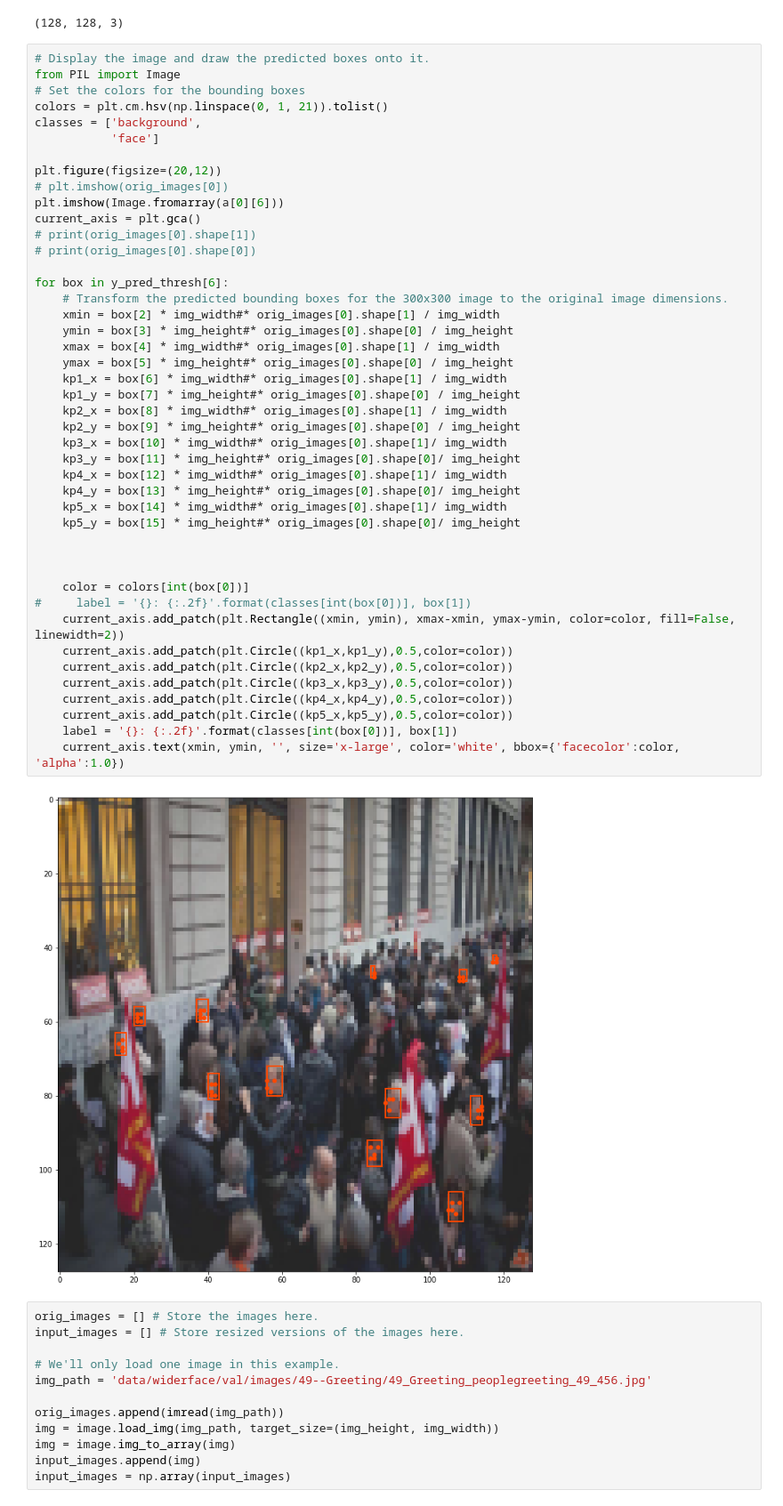
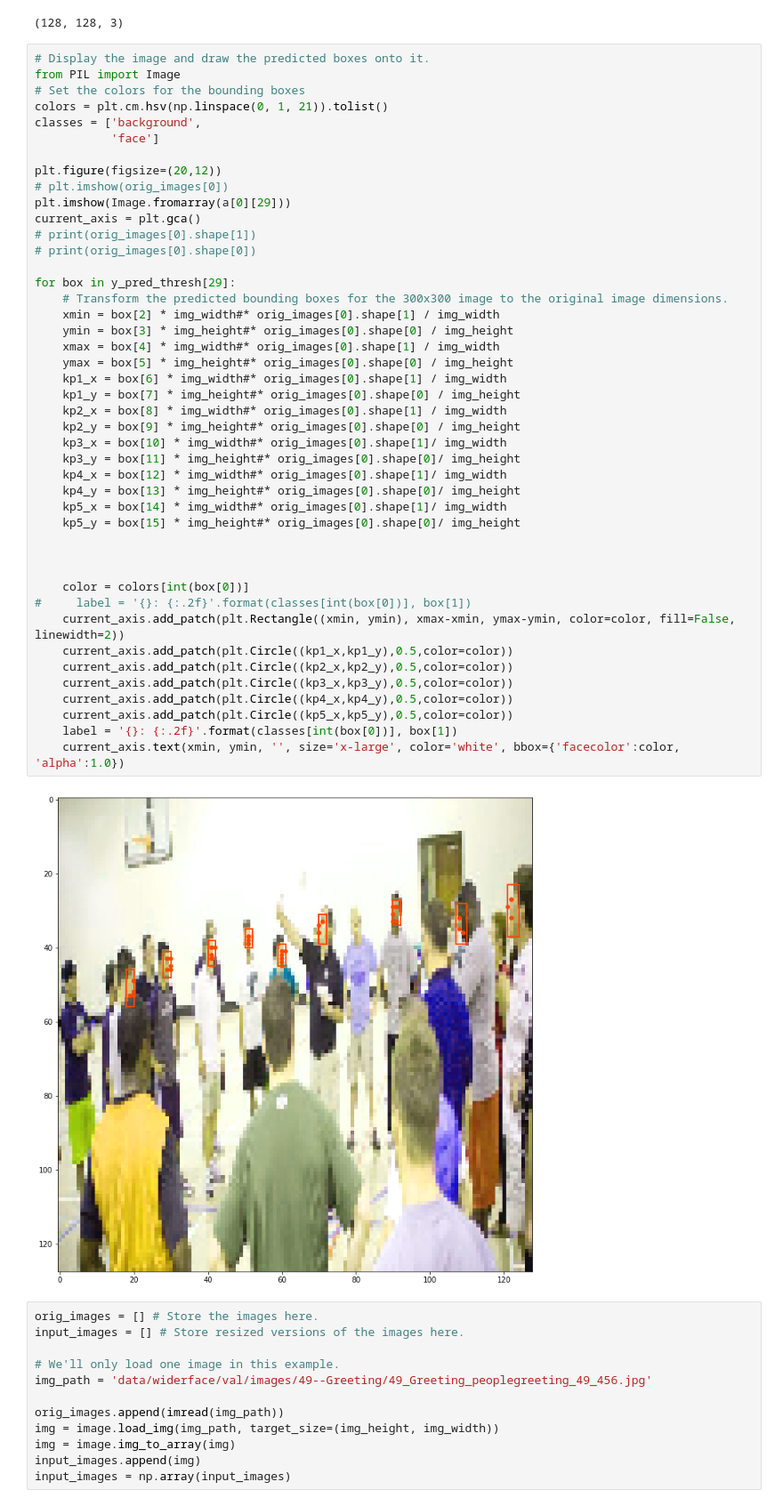
Before and after one commit to TaeseongMoon/bf_reimplement, a Jupyter notebook: y_tru_check.ipynb, the cells around one changed output. Shown: that part at 89% size. Drawn from its saved outputs; the diff is of its cells as text.

```diff
--- a/y_tru_check.ipynb
+++ b/y_tru_check.ipynb
@@ -307,42 +300,42 @@ classes = ['background',
 
 plt.figure(figsize=(20,12))
 # plt.imshow(orig_images[0])
-plt.imshow(Image.fromarray(a[0][6]))
+plt.imshow(Image.fromarray(a[0][29]))
 current_axis = plt.gca()
 # print(orig_images[0].shape[1])
 # print(orig_images[0].shape[0])
 
-for box in y_pred_thresh[6]:
+for box in y_pred_thresh[29]:
     # Transform the predicted bounding boxes for the 300x300 image to the original image dimensions.
     xmin = box[2] * img_width#* orig_images[0].shape[1] / img_width
     ymin = box[3] * img_height#* orig_images[0].shape[0] / img_height
     xmax = box[4] * img_width#* orig_images[0].shape[1] / img_width
     ymax = box[5] * img_height#* orig_images[0].shape[0] / img_height
     kp1_x = box[6] * img_width#* orig_images[0].shape[1] / img_width
     kp1_y = box[7] * img_height#* orig_images[0].shape[0] / img_height
     kp2_x = box[8] * img_width#* orig_images[0].shape[1] / img_width
     kp2_y = box[9] * img_height#* orig_images[0].shape[0] / img_height
     kp3_x = box[10] * img_width#* orig_images[0].shape[1]/ img_width
     kp3_y = box[11] * img_height#* orig_images[0].shape[0]/ img_height
     kp4_x = box[12] * img_width#* orig_images[0].shape[1]/ img_width
     kp4_y = box[13] * img_height#* orig_images[0].shape[0]/ img_height
     kp5_x = box[14] * img_width#* orig_images[0].shape[1]/ img_width
     kp5_y = box[15] * img_height#* orig_images[0].shape[0]/ img_height
 
 
 
     color = colors[int(box[0])]
 #     label = '{}: {:.2f}'.format(classes[int(box[0])], box[1])
     current_axis.add_patch(plt.Rectangle((xmin, ymin), xmax-xmin, ymax-ymin, color=color, fill=False, linewidth=2))
     current_axis.add_patch(plt.Circle((kp1_x,kp1_y),0.5,color=color))
     current_axis.add_patch(plt.Circle((kp2_x,kp2_y),0.5,color=color))
     current_axis.add_patch(plt.Circle((kp3_x,kp3_y),0.5,color=color))
     current_axis.add_patch(plt.Circle((kp4_x,kp4_y),0.5,color=color))
     current_axis.add_patch(plt.Circle((kp5_x,kp5_y),0.5,color=color))
     label = '{}: {:.2f}'.format(classes[int(box[0])], box[1])
     current_axis.text(xmin, ymin, '', size='x-large', color='white', bbox={'facecolor':color, 'alpha':1.0})
 # %% [output]
-[figure, old version]
+[figure, new version]
 # %%
 orig_images = [] # Store the images here.
 input_images = [] # Store resized versions of the images here.
```
Also changed, not shown: parts of 6 cells of this notebook, 10 other files.
